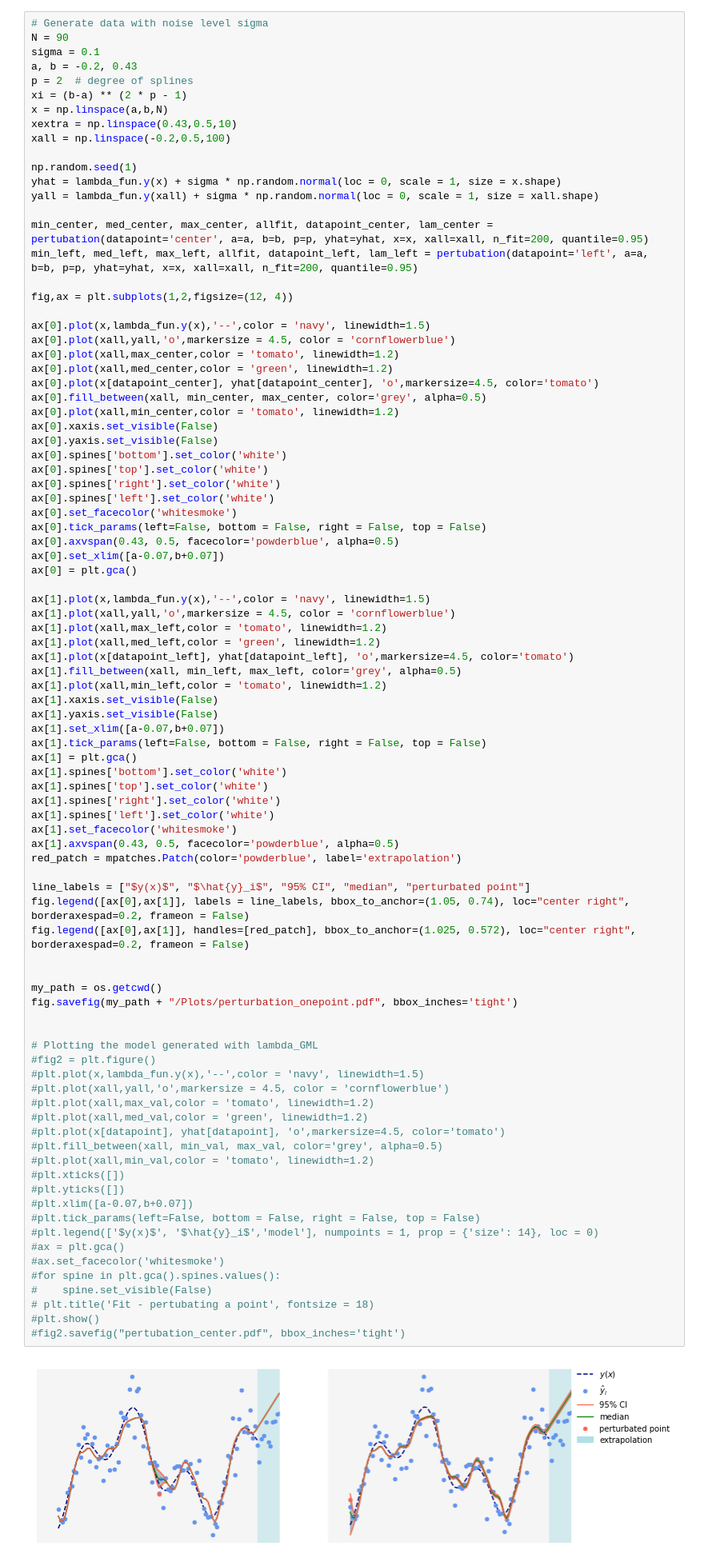
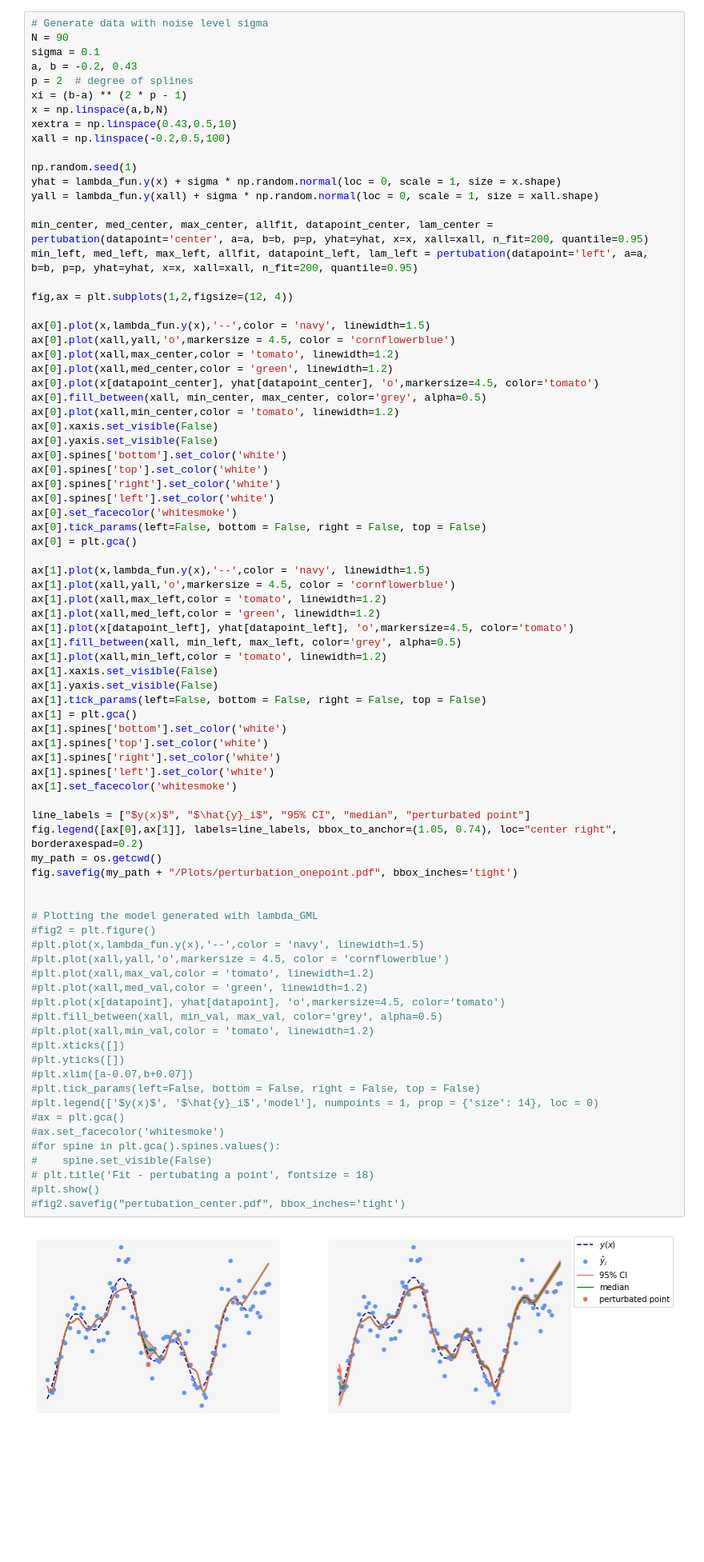
Before and after one commit to NikolineBalle/Bachelor, a Jupyter notebook: pertubations.ipynb, the cells around one changed output. Shown: that part at 80% size. Saved outputs shown, nothing was run; the diff lists cells and outputs as text; blank space fills up the shorter version.

```diff
--- a/pertubations.ipynb
+++ b/pertubations.ipynb
@@ -128,8 +127,6 @@ ax[0].spines['right'].set_color('white')
 ax[0].spines['left'].set_color('white')
 ax[0].set_facecolor('whitesmoke')
 ax[0].tick_params(left=False, bottom = False, right = False, top = False)
-ax[0].axvspan(0.43, 0.5, facecolor='powderblue', alpha=0.5)
-ax[0].set_xlim([a-0.07,b+0.07])
 ax[0] = plt.gca()
 
 ax[1].plot(x,lambda_fun.y(x),'--',color = 'navy', linewidth=1.5)
@@ -141,7 +138,6 @@ ax[1].fill_between(xall, min_left, max_left, color='grey', alpha=0.5)
 ax[1].plot(xall,min_left,color = 'tomato', linewidth=1.2)
 ax[1].xaxis.set_visible(False)
 ax[1].yaxis.set_visible(False)
-ax[1].set_xlim([a-0.07,b+0.07])
 ax[1].tick_params(left=False, bottom = False, right = False, top = False)
 ax[1] = plt.gca()
 ax[1].spines['bottom'].set_color('white')
@@ -149,38 +145,33 @@ ax[1].spines['top'].set_color('white')
 ax[1].spines['right'].set_color('white')
 ax[1].spines['left'].set_color('white')
 ax[1].set_facecolor('whitesmoke')
-ax[1].axvspan(0.43, 0.5, facecolor='powderblue', alpha=0.5)
-red_patch = mpatches.Patch(color='powderblue', label='extrapolation')
 
 line_labels = ["$y(x)$", "$\hat{y}_i$", "95% CI", "median", "perturbated point"]
-fig.legend([ax[0],ax[1]], labels = line_labels, bbox_to_anchor=(1.05, 0.74), loc="center right", borderaxespad=0.2, frameon = False)
-fig.legend([ax[0],ax[1]], handles=[red_patch], bbox_to_anchor=(1.025, 0.572), loc="center right", borderaxespad=0.2, frameon = False)
-
-
+fig.legend([ax[0],ax[1]], labels=line_labels, bbox_to_anchor=(1.05, 0.74), loc="center right", borderaxespad=0.2)
 my_path = os.getcwd()
 fig.savefig(my_path + "/Plots/perturbation_onepoint.pdf", bbox_inches='tight')
 
 
 # Plotting the model generated with lambda_GML
 #fig2 = plt.figure()
 #plt.plot(x,lambda_fun.y(x),'--',color = 'navy', linewidth=1.5)
 #plt.plot(xall,yall,'o',markersize = 4.5, color = 'cornflowerblue')
 #plt.plot(xall,max_val,color = 'tomato', linewidth=1.2)
 #plt.plot(xall,med_val,color = 'green', linewidth=1.2)
 #plt.plot(x[datapoint], yhat[datapoint], 'o',markersize=4.5, color='tomato')
 #plt.fill_between(xall, min_val, max_val, color='grey', alpha=0.5)
 #plt.plot(xall,min_val,color = 'tomato', linewidth=1.2)
 #plt.xticks([])
 #plt.yticks([])
 #plt.xlim([a-0.07,b+0.07])
 #plt.tick_params(left=False, bottom = False, right = False, top = False)
 #plt.legend(['$y(x)$', '$\hat{y}_i$','model'], numpoints = 1, prop = {'size': 14}, loc = 0)
 #ax = plt.gca()
 #ax.set_facecolor('whitesmoke')
 #for spine in plt.gca().spines.values():
 #    spine.set_visible(False)
 # plt.title('Fit - pertubating a point', fontsize = 18)
 #plt.show()
 #fig2.savefig("pertubation_center.pdf", bbox_inches='tight')
 # %% [output]
-[figure, old version]
+[figure, new version]
```
Also changed, not shown: parts of 3 cells of this notebook, 11 other files.
